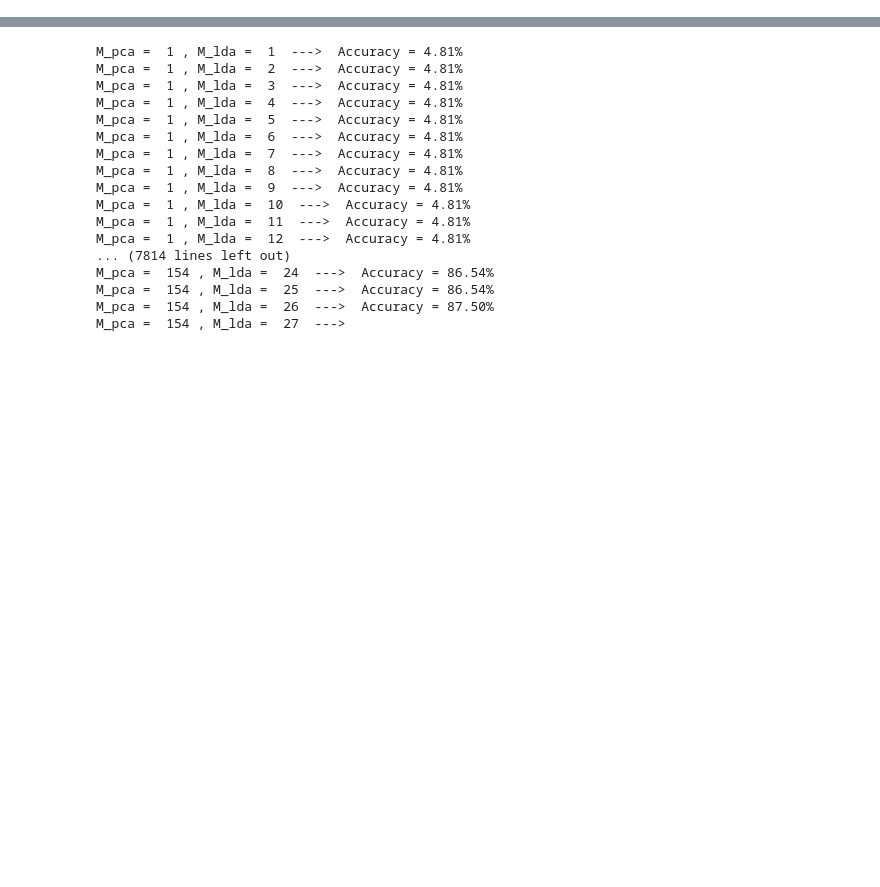
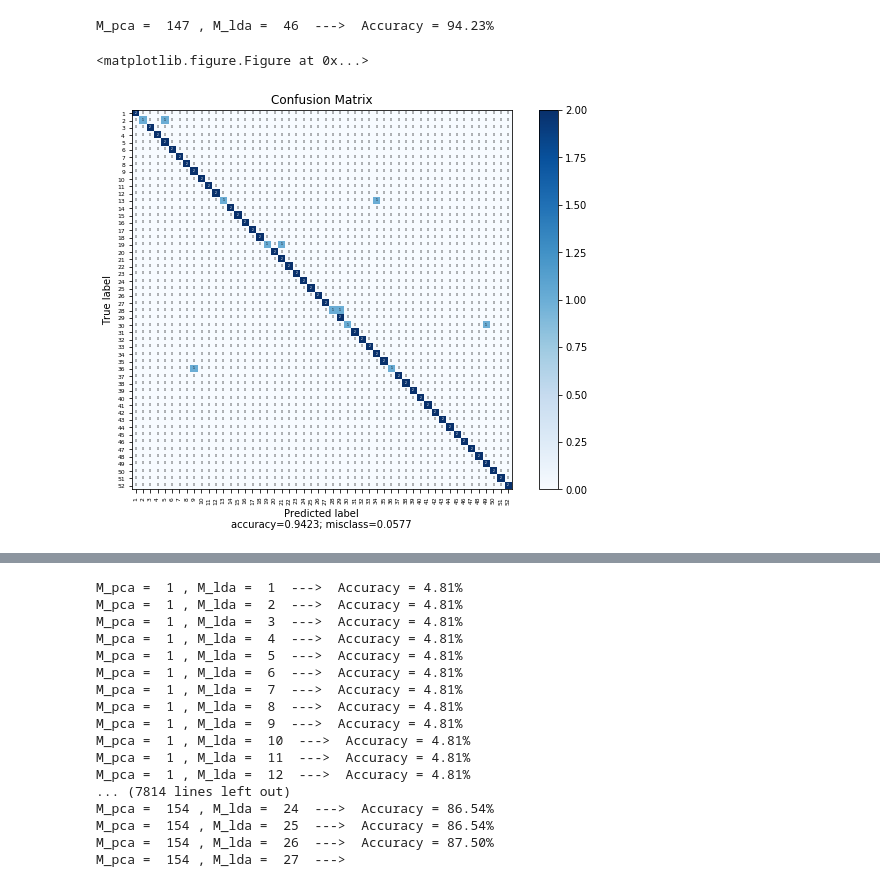
Before and after one commit to RajanPatel97/PCA-and-PCA-LDA-Ensemble-for-Face-Recognition, a Jupyter notebook: Q3 P1.ipynb, the cells around one changed output, grey strips where cells are left out. Drawn from its saved outputs; the diff is of its cells as text; code cells hidden in the pictures; blank space fills up the shorter version.

```diff
--- a/Q3 P1.ipynb
+++ b/Q3 P1.ipynb
@@ -236,0 +333,48 @@ Accuracy is maximum for M__pca =  147 , M_lda =  46  with accuracy of 26.92% .
+# %%
+from sklearn.metrics import confusion_matrix
+import itertools
+
+_card = 52
+D, N = X_train.shape
+
+M_pca = 147
+M_lda = 46
+
+standard = False
+
+pca = PCA(n_comps=M_pca, standard=standard)
+W_train = pca.fit(X_train)
+
+
+lda = LinearDiscriminantAnalysis(n_components=M_lda)
+W_train_2 = lda.fit_transform(W_train.T, y_train.T.ravel())
+
+nn = KNeighborsClassifier(n_neighbors=1)
+nn.fit(W_train_2, y_train.T.ravel())
+
+W_test = pca.transform(X_test)
+
+W_test_2 = lda.transform(W_test.T)
+
+acc = nn.score(W_test_2, y_test.T.ravel())
+
+print('M_pca = ', M_pca, ', M_lda = ', M_lda,' --->  Accuracy = %.2f%%' % (acc * 100))
+
+y_hat = nn.predict(W_test_2)
+
+cfn_matrix = confusion_matrix(y_test.T, y_hat)
+
+class_names = np.arange(1,53)
+
+plt.figure()
+
+plot_confusion_matrix(cm           = cfn_matrix,
+                      normalize    = False,
+                      target_names = class_names,
+                      title        = "Confusion Matrix")
+
+plt.show()
+# %% [output]
+M_pca =  147 , M_lda =  46  --->  Accuracy = 94.23%
+<matplotlib.figure.Figure at 0x...>
+[figure, added]
```
Also changed, not shown: parts of 9 cells of this notebook.
